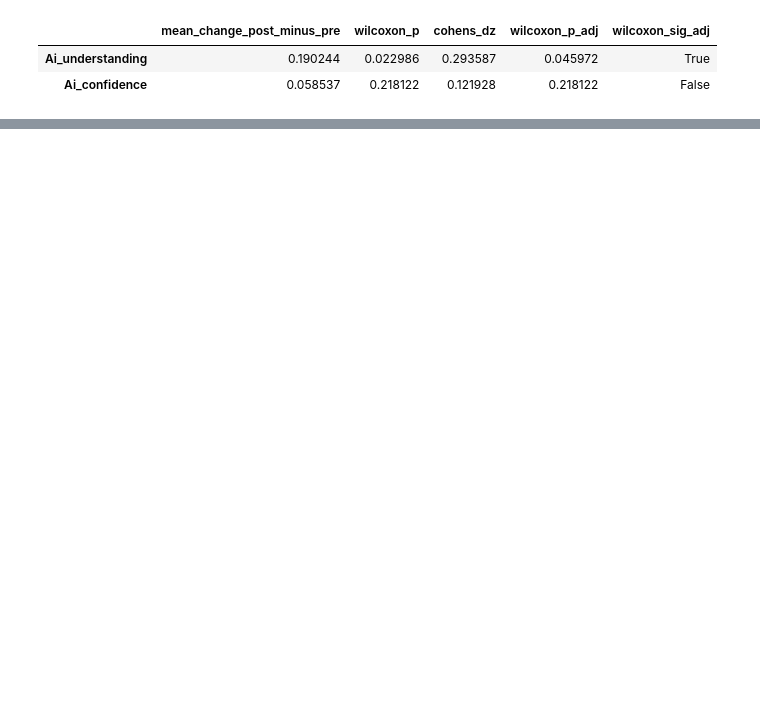
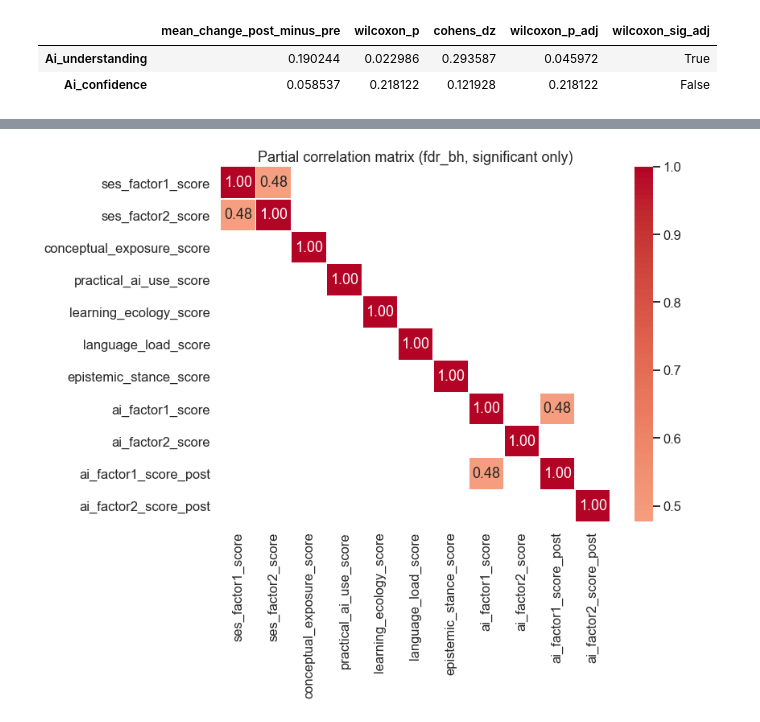
Before and after one commit to garcia-ho/1st_analysis, a Jupyter notebook: Phase2_analysis.ipynb, the cells around one changed output, grey strips where cells are left out. Saved outputs shown, nothing was run; the diff lists cells and outputs as text; code cells hidden in the pictures; blank space fills up the shorter version.

```diff
--- a/Phase2_analysis.ipynb
+++ b/Phase2_analysis.ipynb
@@ -91,0 +168,10 @@ plot_network_graph(two_wave_res["graph"], layout="spring", figsize=(16, 10))
+# %%
+plot_partial_corr_heatmap(
+    two_wave_res["pc_obj"],
+    adjust_method="fdr_bh",
+    alpha=0.05,
+    sig_only=True,
+    figsize=(12, 10)
+)
+# %% [output]
+[figure, added]
```
Also changed, not shown: parts of 24 cells of this notebook, 5 other files.
